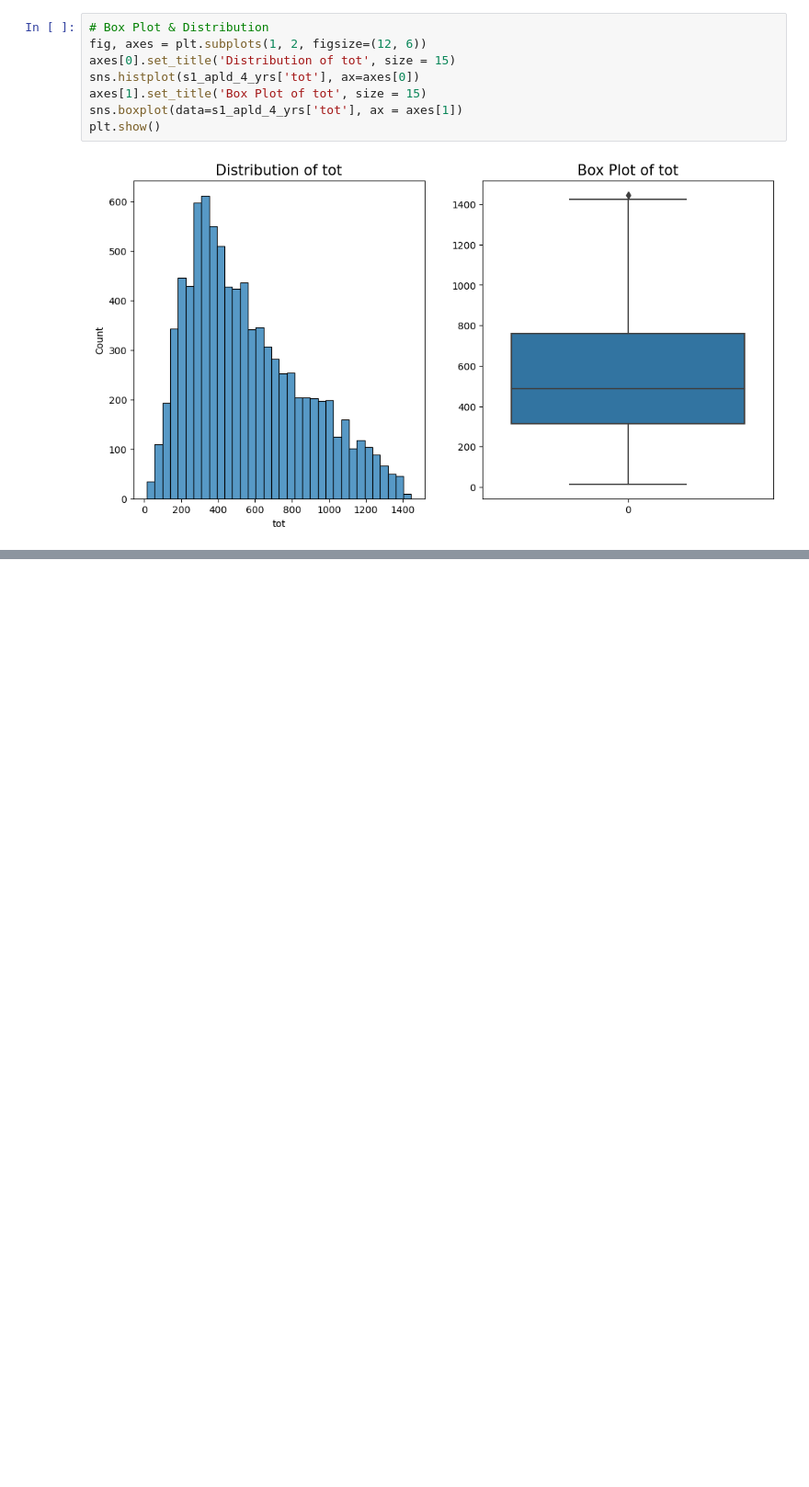
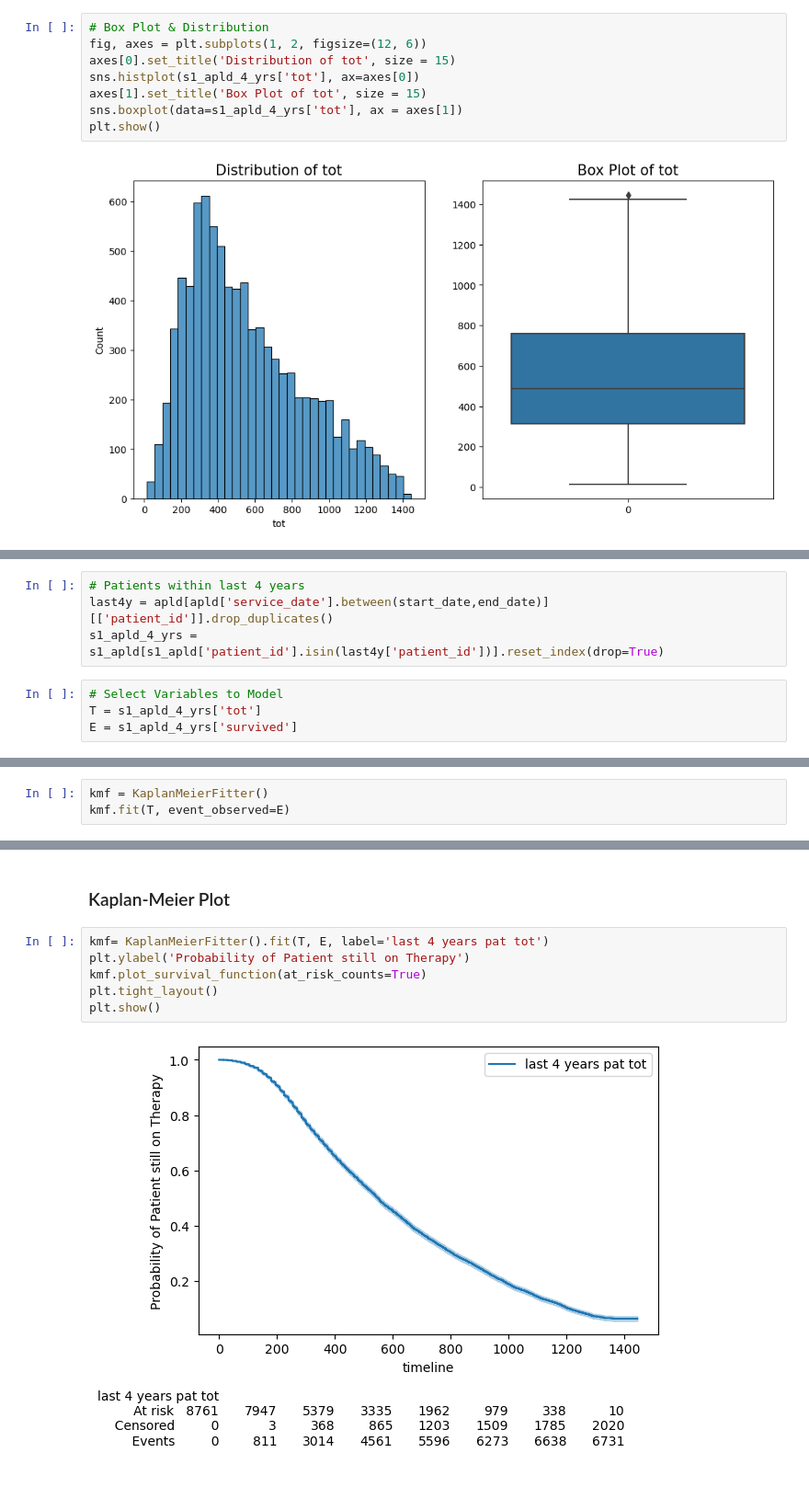
Before and after one commit to nicksv03/Survival_Analysis_BYOP, a Jupyter notebook: survival_analysis.ipynb, the cells around one changed output, grey strips where cells are left out. Shown: that part at 92% size. Drawn from its saved outputs; the diff is of its cells as text; blank space fills up the shorter version.

```diff
--- a/survival_analysis.ipynb
+++ b/survival_analysis.ipynb
@@ -282,0 +322,8 @@ plt.show()
+# %%
+# Patients within last 4 years
+last4y = apld[apld['service_date'].between(start_date,end_date)][['patient_id']].drop_duplicates()
+s1_apld_4_yrs = s1_apld[s1_apld['patient_id'].isin(last4y['patient_id'])].reset_index(drop=True)
+# %%
+# Select Variables to Model
+T = s1_apld_4_yrs['tot']
+E = s1_apld_4_yrs['survived']
@@ -282,0 +332,3 @@ plt.show()
+# %%
+kmf = KaplanMeierFitter()
+kmf.fit(T, event_observed=E)
@@ -282,0 +357,10 @@ plt.show()
+# %% [markdown]
+### Kaplan-Meier Plot
+# %%
+kmf= KaplanMeierFitter().fit(T, E, label='last 4 years pat tot')
+plt.ylabel('Probability of Patient still on Therapy')
+kmf.plot_survival_function(at_risk_counts=True)
+plt.tight_layout()
+plt.show()
+# %% [output]
+[figure, added]
```
Also changed, not shown: parts of 6 cells of this notebook.
